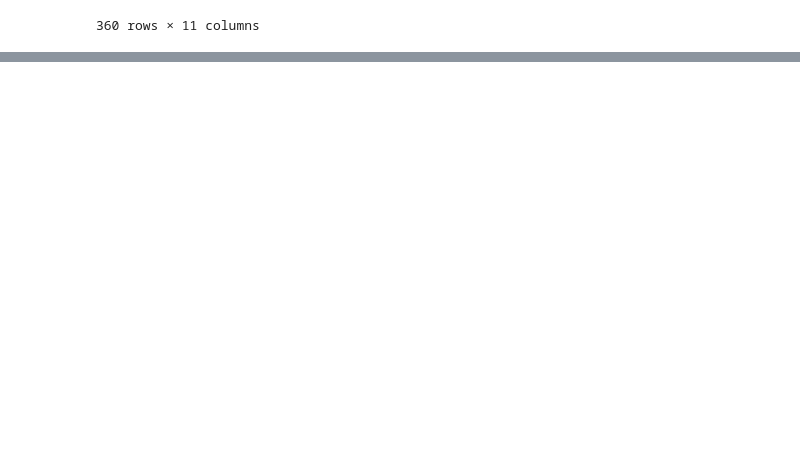
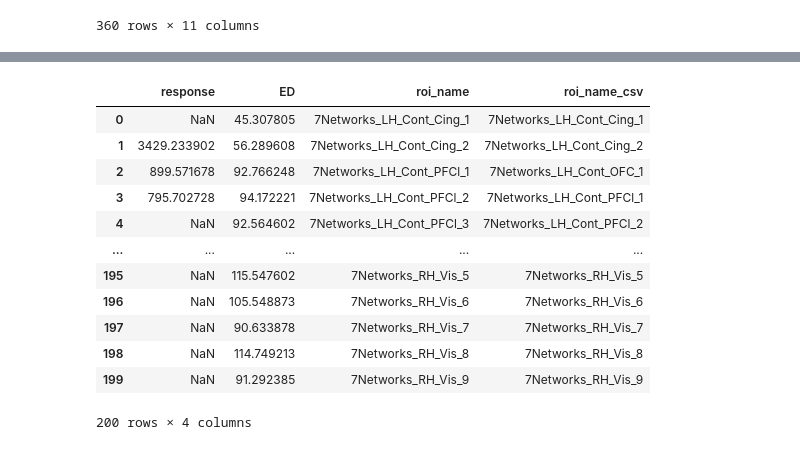
Before and after one commit to Katterrina/fimuni_thesis, a Jupyter notebook: notebooks/compare_f-tract_pytepfit/compare_DICE.ipynb, the cells around one changed output, grey strips where cells are left out. Cells and saved outputs as stored; diff of their text form; code cells hidden in the pictures; blank space fills up the shorter version.

```diff
--- a/notebooks/compare_f-tract_pytepfit/compare_DICE.ipynb
+++ b/notebooks/compare_f-tract_pytepfit/compare_DICE.ipynb
@@ -78,3 +61,21 @@ pytepfit_AUC
+# %%
+mapping_schaefer_schaefer = pd.read_csv(paths.path(f'external/schaefer_parcellation_centroids/ROI_MAPPING_pytepfit.csv'),index_col=0)
+pytepfit_AUC = pd.merge(pytepfit_AUC,mapping_schaefer_schaefer,left_on="label",right_on='roi_name')
+pytepfit_AUC[["response","ED","roi_name","roi_name_csv"]]
+# %% [output]
+|  | response | ED | roi_name | roi_name_csv |
+| 0 | NaN | 45.307805 | 7Networks_LH_Cont_Cing_1 | 7Networks_LH_Cont_Cing_1 |
+| 1 | 3429.233902 | 56.289608 | 7Networks_LH_Cont_Cing_2 | 7Networks_LH_Cont_Cing_2 |
+| 2 | 899.571678 | 92.766248 | 7Networks_LH_Cont_PFCl_1 | 7Networks_LH_Cont_OFC_1 |
+| 3 | 795.702728 | 94.172221 | 7Networks_LH_Cont_PFCl_2 | 7Networks_LH_Cont_PFCl_1 |
+| 4 | NaN | 92.564602 | 7Networks_LH_Cont_PFCl_3 | 7Networks_LH_Cont_PFCl_2 |
+| ... | ... | ... | ... | ... |
+| 195 | NaN | 115.547602 | 7Networks_RH_Vis_5 | 7Networks_RH_Vis_5 |
+| 196 | NaN | 105.548873 | 7Networks_RH_Vis_6 | 7Networks_RH_Vis_6 |
+| 197 | NaN | 90.633878 | 7Networks_RH_Vis_7 | 7Networks_RH_Vis_7 |
+| 198 | NaN | 114.749213 | 7Networks_RH_Vis_8 | 7Networks_RH_Vis_8 |
+| 199 | NaN | 91.292385 | 7Networks_RH_Vis_9 | 7Networks_RH_Vis_9 |
+200 rows × 4 columns
 # %%
 mapping = pd.read_csv(paths.path('interim/DICE_Glasser_Yeo17_Schaefer200_labelMapping.csv'),index_col=0)
 mapping = mapping[["regionName","Yeo17","Schaefer200","regionLongName"]]
```
Also changed, not shown: parts of 8 cells of this notebook, 2 other files.
